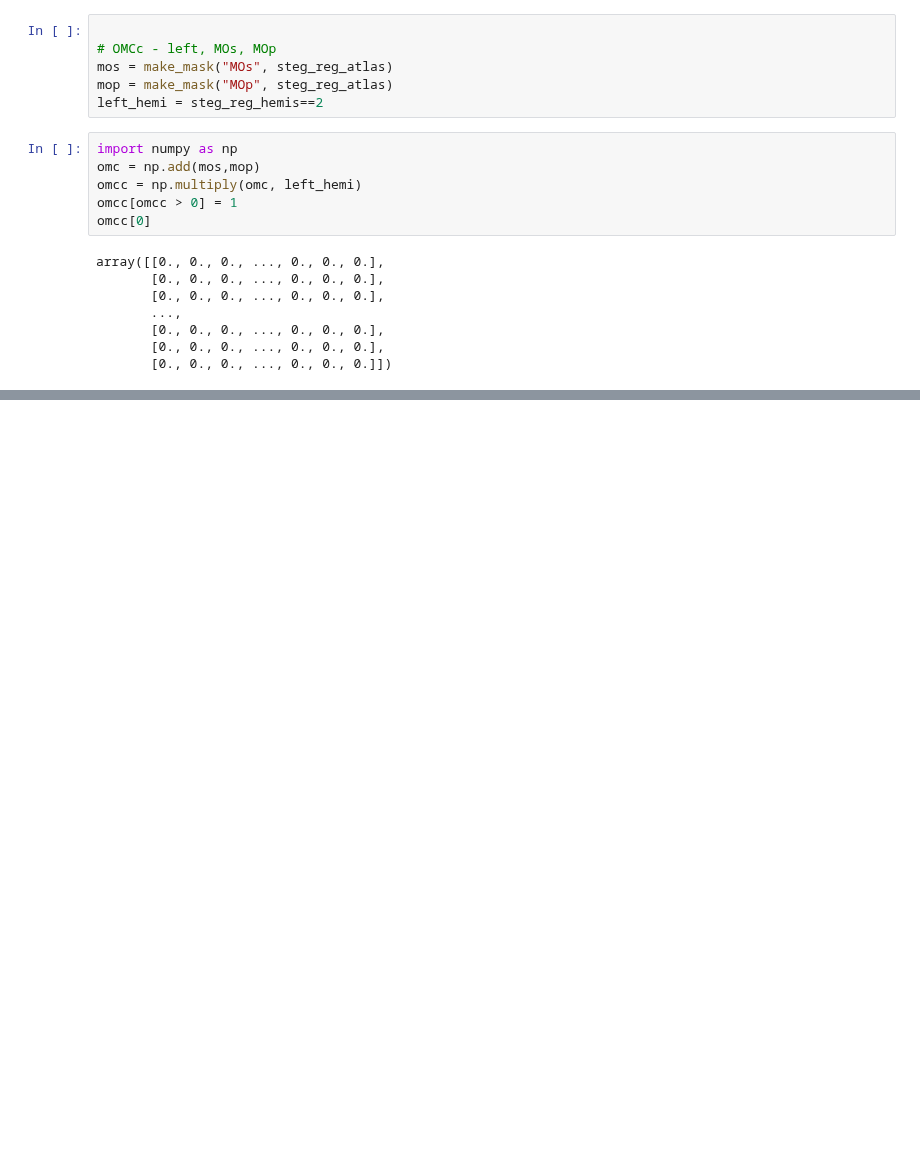
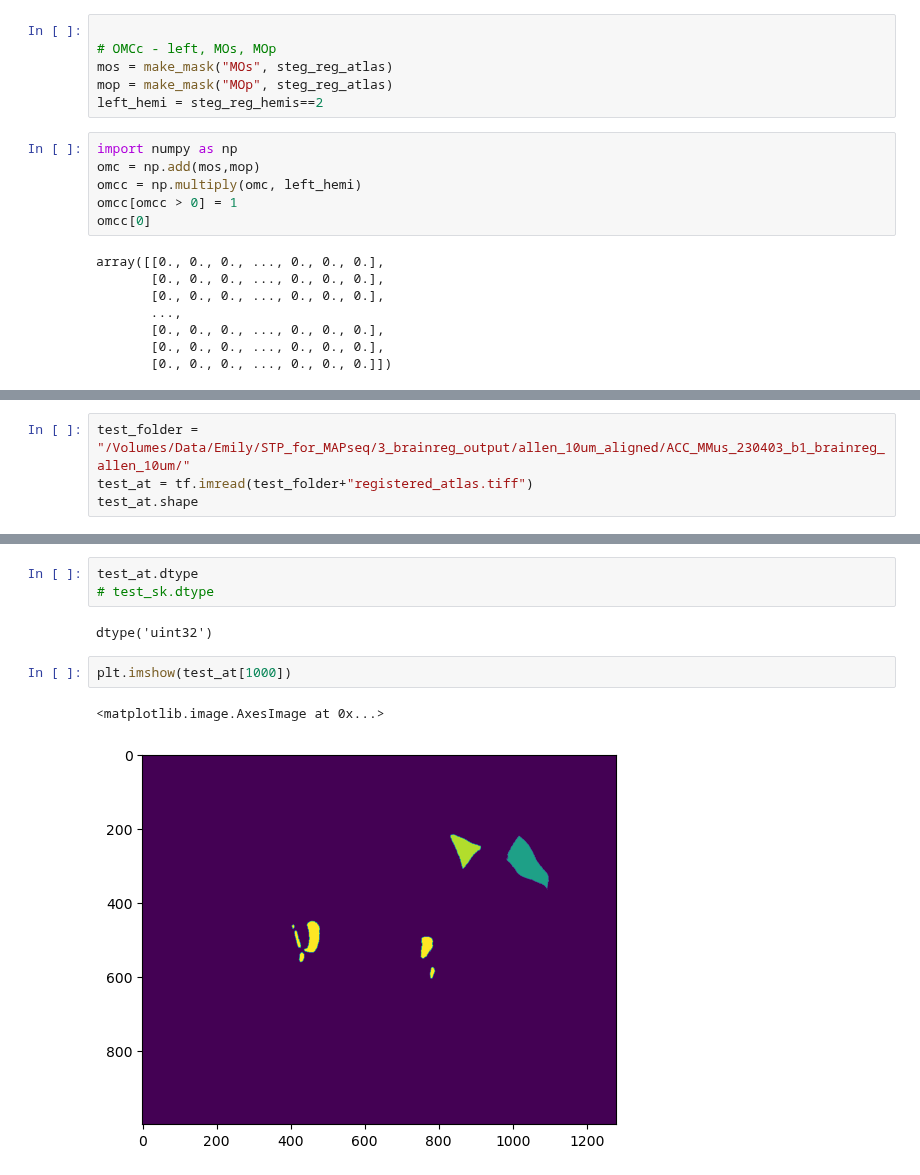
Before and after one commit to eisko/STP_analysis, a Jupyter notebook: test.ipynb, the cells around one changed output, grey strips where cells are left out. Drawn from its saved outputs; the diff is of its cells as text; blank space fills up the shorter version.

```diff
--- a/test.ipynb
+++ b/test.ipynb
@@ -123,0 +173,4 @@ array([[0., 0., 0., ..., 0., 0., 0.],
+# %%
+test_folder = "/Volumes/Data/Emily/STP_for_MAPseq/3_brainreg_output/allen_10um_aligned/ACC_MMus_230403_b1_brainreg_allen_10um/"
+test_at = tf.imread(test_folder+"registered_atlas.tiff")
+test_at.shape
@@ -123,0 +190,10 @@ array([[0., 0., 0., ..., 0., 0., 0.],
+# %%
+test_at.dtype
+# test_sk.dtype
+# %% [output]
+dtype('uint32')
+# %%
+plt.imshow(test_at[1000])
+# %% [output]
+<matplotlib.image.AxesImage at 0x...>
+[figure, added]
```
Also changed, not shown: parts of 10 cells of this notebook, 3 other files.
